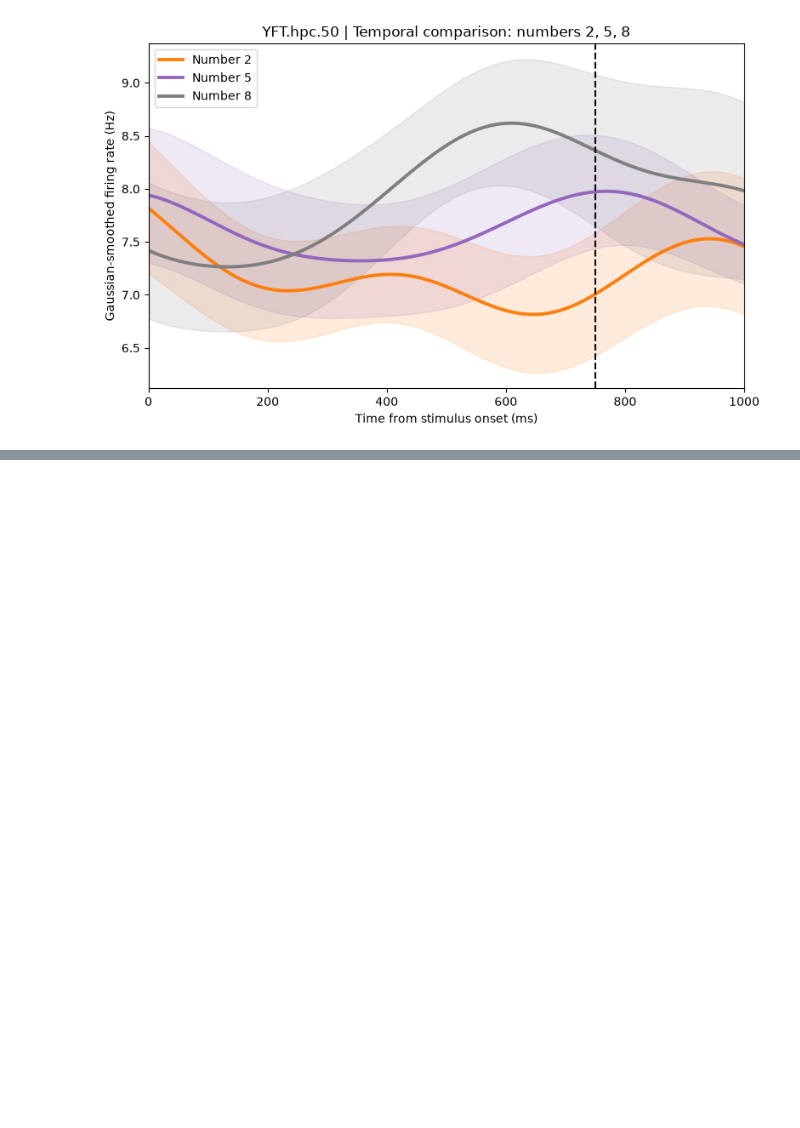
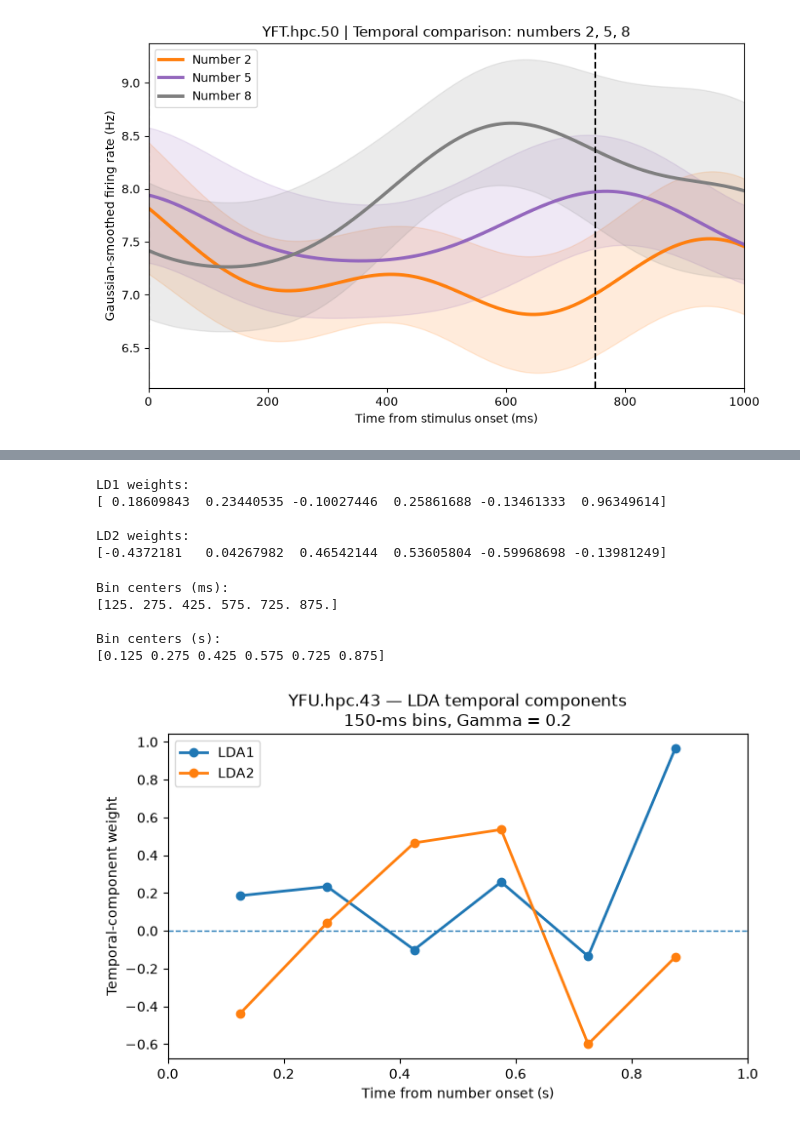
Before and after one commit to Shafiq-Abdu/number-simplex-reproduction, a Jupyter notebook: notebooks1/01_data_loading.ipynb, the cells around one changed output, grey strips where cells are left out. Drawn from its saved outputs; the diff is of its cells as text; code cells hidden in the pictures; blank space fills up the shorter version.

```diff
--- a/notebooks1/01_data_loading.ipynb
+++ b/notebooks1/01_data_loading.ipynb
@@ -2034,0 +2772,78 @@ Gaussian sigma: 150 ms
+# %%
+# First two temporal discriminant directions
+LD1 = lda_temporal.scalings_[:, 0]
+LD2 = -lda_temporal.scalings_[:, 1]
+
+print("LD1 weights:")
+print(LD1)
+
+print("\nLD2 weights:")
+print(LD2)
+# %% [output]
+LD1 weights:
+[ 0.18609843  0.23440535 -0.10027446  0.25861688 -0.13461333  0.96349614]
+
+LD2 weights:
+[-0.4372181   0.04267982  0.46542144  0.53605804 -0.59968698 -0.13981249]
+# %%
+bin_centers = (
+    bin_edges[:-1] + bin_edges[1:]
+) / 2
+
+# Convert ms to seconds relative to operand onset
+bin_centers_s = bin_centers / 1000
+
+print("Bin centers (ms):")
+print(bin_centers)
+
+print("\nBin centers (s):")
+print(bin_centers_s)
+# %% [output]
+Bin centers (ms):
+[125. 275. 425. 575. 725. 875.]
+
+Bin centers (s):
+[0.125 0.275 0.425 0.575 0.725 0.875]
+# %%
+import matplotlib.pyplot as plt
+
+fig, ax = plt.subplots(figsize=(7, 4.5))
+
+ax.plot(
+    bin_centers_s,
+    LD1,
+    marker="o",
+    linewidth=2,
+    label="LDA1"
+)
+
+ax.plot(
+    bin_centers_s,
+    LD2,
+    marker="o",
+    linewidth=2,
+    label="LDA2"
+)
+
+ax.axhline(
+    0,
+    linewidth=1,
+    linestyle="--"
+)
+
+ax.set_xlabel("Time from number onset (s)")
+ax.set_ylabel("Temporal-component weight")
+
+ax.set_title(
+    "YFU.hpc.43 — LDA temporal components\n"
+    "150-ms bins, Gamma = 0.2"
+)
+
+ax.set_xlim(0, 1)
+
+ax.legend()
+
+plt.tight_layout()
+plt.show()
+# %% [output]
+[figure, added]
```
Also changed, not shown: parts of 47 cells of this notebook, 9 other files.
